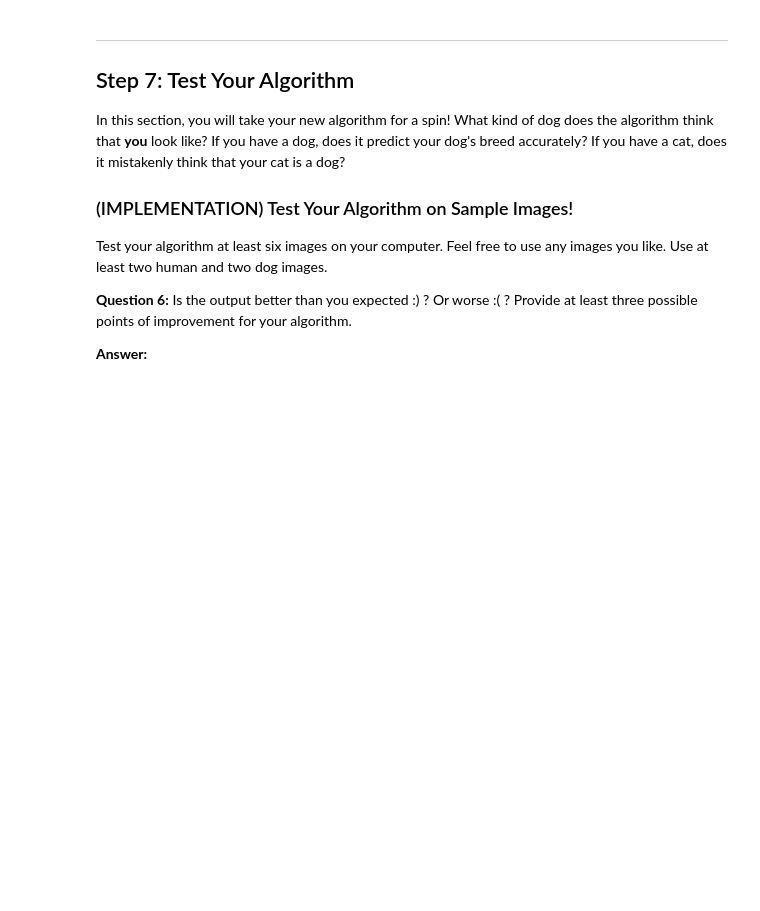
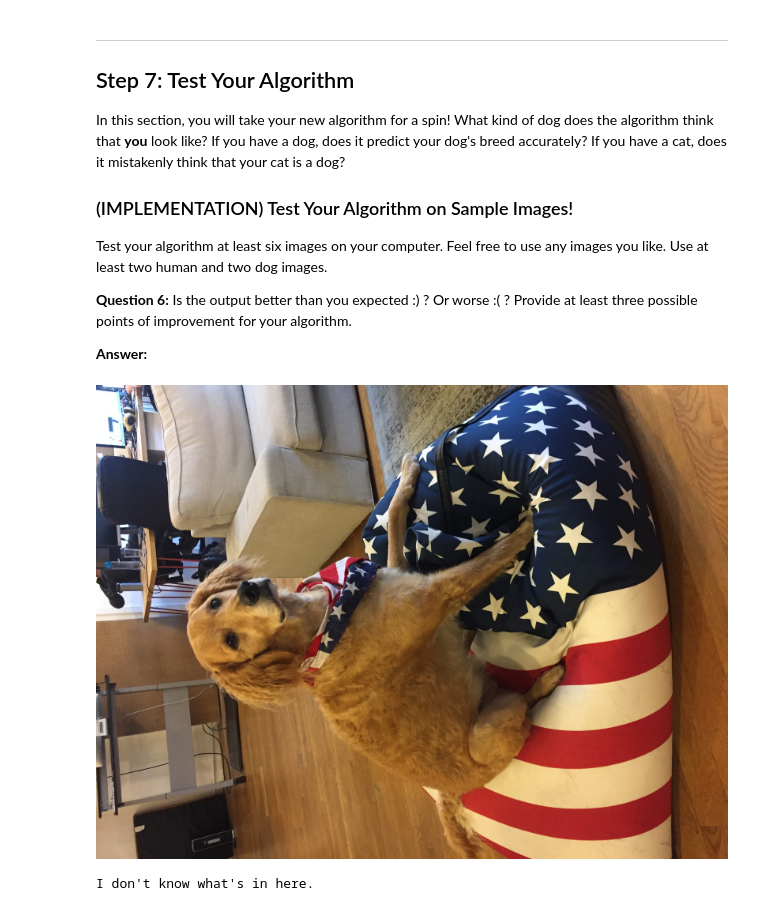
Before and after one commit to clockworksoul/mlnd, a Jupyter notebook: 5_dog_breed_classifier/dog_app.ipynb, the cells around one changed output. Saved outputs shown, nothing was run; the diff lists cells and outputs as text; code cells hidden in the pictures; blank space fills up the shorter version.

```diff
--- a/5_dog_breed_classifier/dog_app.ipynb
+++ b/5_dog_breed_classifier/dog_app.ipynb
@@ -528,6 +627,8 @@ __Answer:__
 ### (IMPLEMENTATION) Compile the Model
 # %%
 ### TODO: Compile the model.
+
+features_model.compile(loss='categorical_crossentropy', optimizer='rmsprop', metrics=['accuracy'])
 # %% [markdown]
 ### (IMPLEMENTATION) Train the Model
 
@@ -540,6 +667,8 @@ You are welcome to [augment the training data](https://blog.keras.io/building-po
 ### (IMPLEMENTATION) Load the Model with the Best Validation Loss
 # %%
 ### TODO: Load the model weights with the best validation loss.
+
+features_model.load_weights('saved_models/weights.best.features.hdf5')
 # %% [markdown]
 ### (IMPLEMENTATION) Test the Model
 
@@ -564,6 +703,16 @@ where `{network}`, in the above filename, should be one of `VGG19`, `Resnet50`,
 # %%
 ### TODO: Write a function that takes a path to an image as input
 ### and returns the dog breed that is predicted by the model.
+
+def predict_breed(img_path):
+    # extract bottleneck features
+    bottleneck_feature = extract_InceptionV3(path_to_tensor(img_path))
+
+    # obtain predicted vector
+    predicted_vector = features_model.predict(bottleneck_feature)
+
+    # return dog breed that is predicted by the model
+    return dog_names[np.argmax(predicted_vector)]
 # %% [markdown]
 ---
 <a id='step6'></a>
@@ -588,3 +734,22 @@ Some sample output for our algorithm is provided below, but feel free to design
+# %%
+### TODO: Write your algorithm.
+### Feel free to use as many code cells as needed.
+
+def match_dog_breed(img_path):
+    match = False
+
+    if face_detector(img_path):
+        breed = predict_breed(img_path).replace("_", " ")
+        print("I found a human that looks like a(n) " + breed + "!")
+        match = True
+
+    if dog_detector(img_path):
+        breed = predict_breed(img_path).replace("_", " ")
+        print("I found a good dog that looks like a(n) " + breed + "!")
+        match = True
+
+    if match == False:
+        print("I don't know what's in here.")
 # %% [markdown]
 ---
 <a id='step7'></a>
@@ -602,4 +767,14 @@ __Answer:__
 # %%
 ## TODO: Execute your algorithm from Step 6 on
 ## at least 6 images on your computer.
 ## Feel free to use as many code cells as needed.
+
+from IPython.display import display, Image
+
+img_path='myimages/wilson-2016-10-26.jpg'
+display(Image(filename=img_path))
+
+match_dog_breed(img_path)
+# %% [output]
+[figure, added]
+I don't know what's in here.
```
Also changed, not shown: parts of 18 cells of this notebook, 2 other files.
